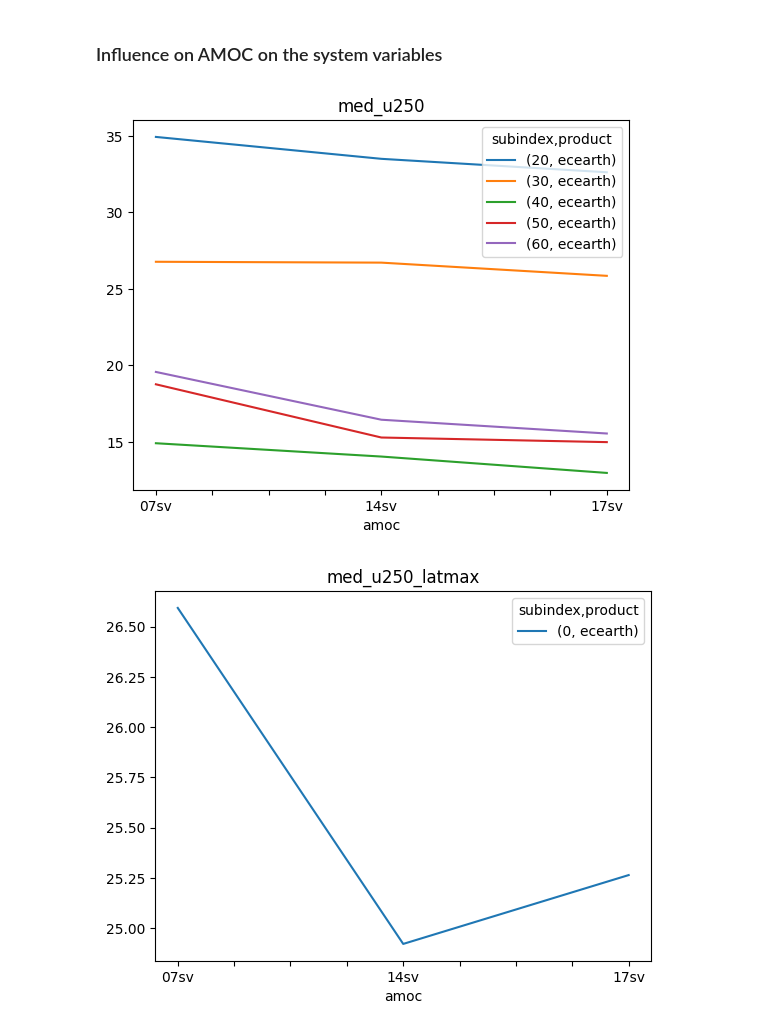
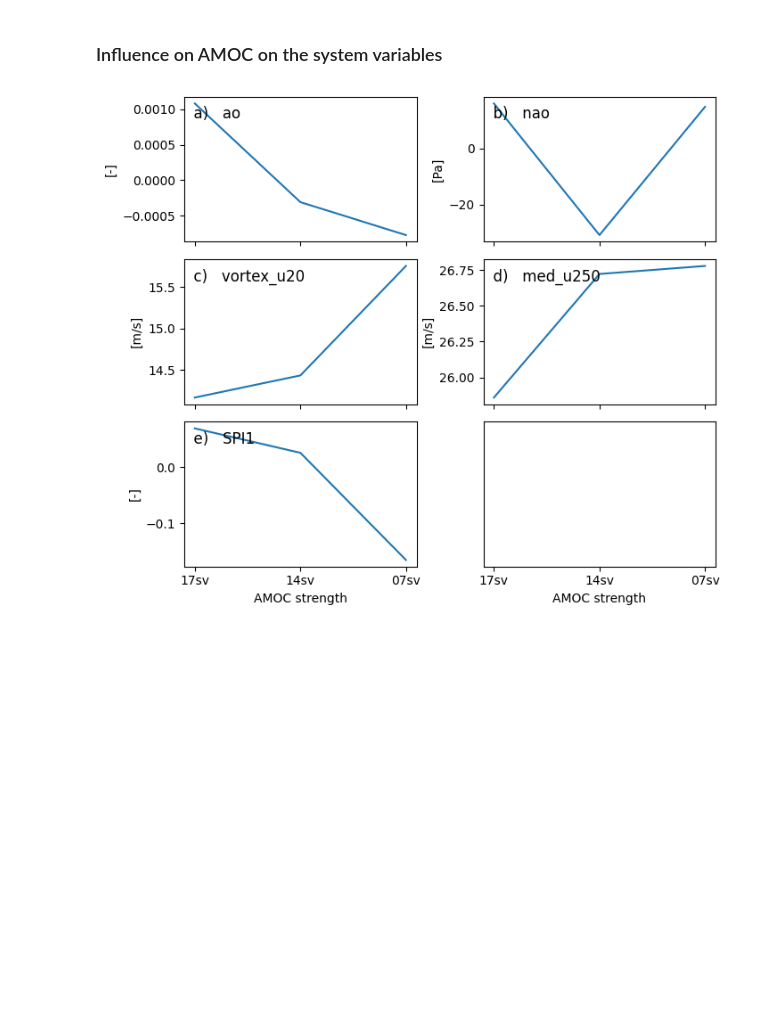
Before and after one commit to chiemvs/Medley, a Jupyter notebook: notebooks/Causal_experimentation.ipynb, the cells around one changed output. Cells and saved outputs as stored; diff of their text form; code cells hidden in the pictures; blank space fills up the shorter version.

```diff
--- a/notebooks/Causal_experimentation.ipynb
+++ b/notebooks/Causal_experimentation.ipynb
@@ -59,14 +59,15 @@ expert = True
 expid = 'dd0d579f41'
 npreds = 10
 if expert:
+    varnames = [('nao',0,'station'),('ao',0,'ncep'),('vortex_u20',7080,'era5'),('med_u250',40,'era5')]
     #varnames = [('amoc',0,'hadisst'),('nao',0,'station'),('ao',0,'ncep'),('vortex_u20',7080,'era5'),('med_u250',40,'era5')]
-    varnames = [('nao',0,'station'),('ao',0,'ncep'),('vortex_u20',7080,'era5'),('med_u250',30,'era5')]
-    #varnames = [('enso',34,'ersstv5'),('amoc',0,'hadisst'),('nao',0,'station'),('ao',0,'ncep'),('vortex_u20',7080,'era5'),('med_u250',30,'era5')]
+    #varnames = [('enso',34,'ersstv5'),('nao',0,'station'),('ao',0,'ncep'),('vortex_u20',7080,'era5'),('med_u250',40,'era5')]
+    #varnames = [('enso',34,'ersstv5'),('amoc',0,'hadisst'),('nao',0,'station'),('ao',0,'ncep'),('vortex_u20',7080,'era5'),('med_u250',40,'era5')]
     #varnames = [('enso',34,'ersstv5'),('amoc',0,'hadisst'),('nao',0,'station'),('ao',0,'ncep'),('vortex_u20',7080,'era5'),('med_u250_latmax',0,'era5')]
 else:
     preds, cv = load_pred_results(expid)
     variables = preds.loc[10,'feature_names']
-    varnames = list(set([t[0] for t in variables])) # Through set to get the unique ones
+    varnames = list(set([t[0] for t in variables])) # Through set to get the unique ones (otherwise multiple lags)
     maxlag = abs(min([t[1] for t in variables]))
 subset = df.loc[:,varnames].join(target)
 subset = subset.dropna(axis = 0, how = 'any')
@@ -256,7 +195,7 @@ if fake_time:
 subset.columns = subset.columns.droplevel('product')
 subset = subset.stack('amoc')
 subset = subset.loc[:,[v[:-1]for v in varnames + [('SPI1',0,'ECAD')]]]
-subset.columns = pd.Index([f'{v[0]}_{v[1]}' for v in subset.columns])
+subset.columns = pd.Index([f'{v[0]}' for v in subset.columns])
 if anomalize:
     a = Anomalizer()
     subset = a.fit_transform(subset)
@@ -409,12 +355,22 @@ for strength in amoc_strengths:
 # %%
 # Means accross time and members:
 # ONly in winter
 months = [1,2,3]
-means = df.loc[df.index.get_level_values('time').month.isin(months),:].mean(axis = 0).unstack([0,1,2])
-for name in means.columns.get_level_values('name').unique():
-    means.loc[:,name].plot()
-    plt.title(name)
-    plt.show()
+plotdf = subset.unstack('amoc')
+means = plotdf.loc[plotdf.index.get_level_values('time').month.isin(months),:].mean(axis = 0).unstack(0).sort_index(ascending = False)
+means = means.reindex(['ao','nao','vortex_u20','med_u250','SPI1'], axis = 1)
+units = pd.Series(['-','Pa','m/s','m/s','-'], index = means.columns)
+fig, axes = plt.subplots(nrows = 3, ncols = 2, sharex = True, figsize = (7,6))
+for i, name in enumerate(means.columns):
+    ax = axes[i//2, i%2]
+    ax.plot(means.index, means[name])
+    #means.loc[:,name].plot()
+    ax.set_title(f'  {"abcde"[i]})   {name}', y = 0.8, loc = 'left')
+    ax.set_ylabel(f'[{units[name]}]')
+axes[-1,0].set_xlabel('AMOC strength')
+axes[-1,1].set_xlabel('AMOC strength')
+axes[-1,1].set_yticks([])
+plt.tight_layout()
+plt.show()
 # %% [output]
-[figure, old version]
+[figure, new version]
-[figure, removed]
```
Also changed, not shown: parts of 25 cells of this notebook, 6 other files.
